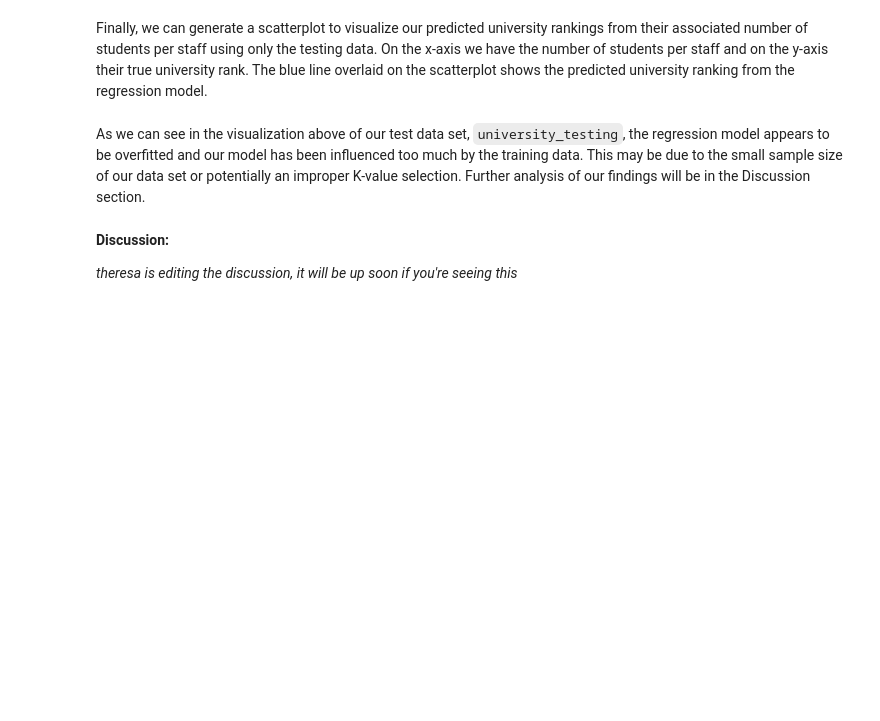
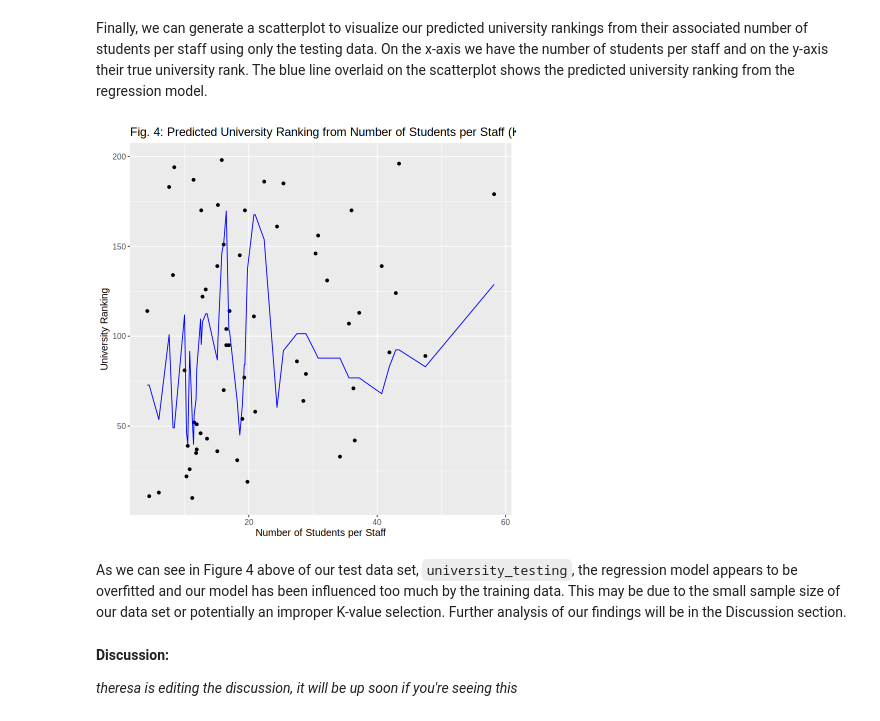
Before and after one commit to petercmh01/DSCI_004_Group_36, a Jupyter notebook: group_project_report.ipynb, the cells around one changed output. Cells and saved outputs as stored; diff of their text form; code cells hidden in the pictures; blank space fills up the shorter version.

```diff
--- a/group_project_report.ipynb
+++ b/group_project_report.ipynb
@@ -297,17 +291,19 @@ Finally, we can generate a scatterplot to visualize our predicted university ran
 # %%
 plot_final <- ggplot(university_testing, aes(x = number_students_per_staff, y = university_rank)) +
   geom_point()+
   geom_line(data = final_preds,
             mapping = aes(x = number_students_per_staff, y = .pred),
             color = "blue") +
   xlab("Number of Students per Staff") +
   ylab("University Ranking") +
-  ggtitle("Predicted University Ranking from Number of Students per Staff (K = 5)") +
+  ggtitle("Fig. 4: Predicted University Ranking from Number of Students per Staff (K = 5)") +
   theme(text = element_text(size = 12))
 
 plot_final
+# %% [output]
+[figure, added]
 # %% [markdown]
-As we can see in the visualization above of our test data set, `university_testing`, the regression model appears to be overfitted and our model has been influenced too much by the training data. This may be due to the small sample size of our data set or potentially an improper K-value selection. Further analysis of our findings will be in the Discussion section.
+As we can see in Figure 4 above of our test data set, `university_testing`, the regression model appears to be overfitted and our model has been influenced too much by the training data. This may be due to the small sample size of our data set or potentially an improper K-value selection. Further analysis of our findings will be in the Discussion section.
 # %% [markdown]
 **Discussion:**
 
```
Also changed, not shown: parts of 7 cells of this notebook.
